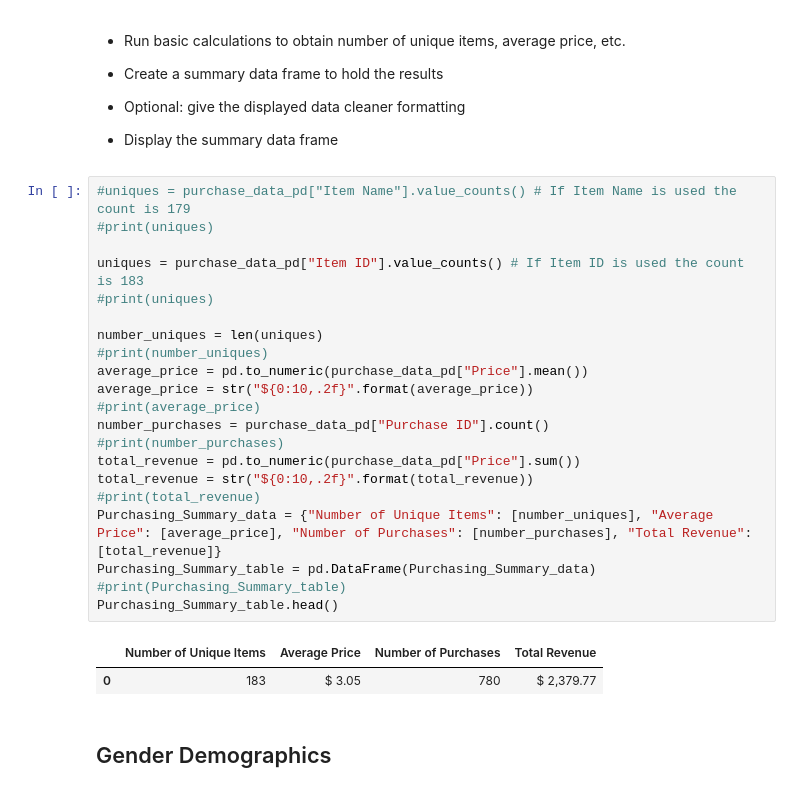
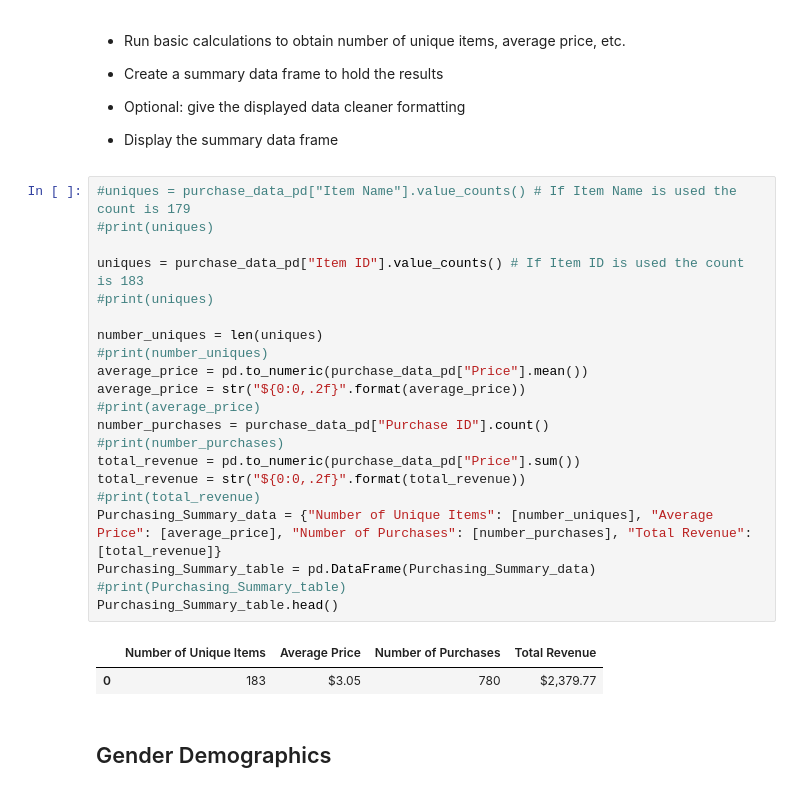
Before and after one commit to RobLMCO/4-Pandas-Homework, a Jupyter notebook: HeroesOfPymoli_starter.ipynb, the cells around one changed output. Saved outputs shown, nothing was run; the diff lists cells and outputs as text.

```diff
--- a/HeroesOfPymoli_starter.ipynb
+++ b/HeroesOfPymoli_starter.ipynb
@@ -66,27 +66,27 @@ Player_Count_table
 # %%
 #uniques = purchase_data_pd["Item Name"].value_counts() # If Item Name is used the count is 179
 #print(uniques)
 
 uniques = purchase_data_pd["Item ID"].value_counts() # If Item ID is used the count is 183
 #print(uniques)
 
 number_uniques = len(uniques)
 #print(number_uniques)
 average_price = pd.to_numeric(purchase_data_pd["Price"].mean())
-average_price = str("${0:10,.2f}".format(average_price))
+average_price = str("${0:0,.2f}".format(average_price))
 #print(average_price)
 number_purchases = purchase_data_pd["Purchase ID"].count()
 #print(number_purchases)
 total_revenue = pd.to_numeric(purchase_data_pd["Price"].sum())
-total_revenue = str("${0:10,.2f}".format(total_revenue))
+total_revenue = str("${0:0,.2f}".format(total_revenue))
 #print(total_revenue)
 Purchasing_Summary_data = {"Number of Unique Items": [number_uniques], "Average Price": [average_price], "Number of Purchases": [number_purchases], "Total Revenue": [total_revenue]}
 Purchasing_Summary_table = pd.DataFrame(Purchasing_Summary_data)
 #print(Purchasing_Summary_table)
 Purchasing_Summary_table.head()
 # %% [output]
 |  | Number of Unique Items | Average Price | Number of Purchases | Total Revenue |
-| 0 | 183 | $ 3.05 | 780 | $ 2,379.77 |
+| 0 | 183 | $3.05 | 780 | $2,379.77 |
 # %% [markdown]
 ## Gender Demographics
 # %% [markdown]
```
Also changed, not shown: parts of 4 cells of this notebook.
